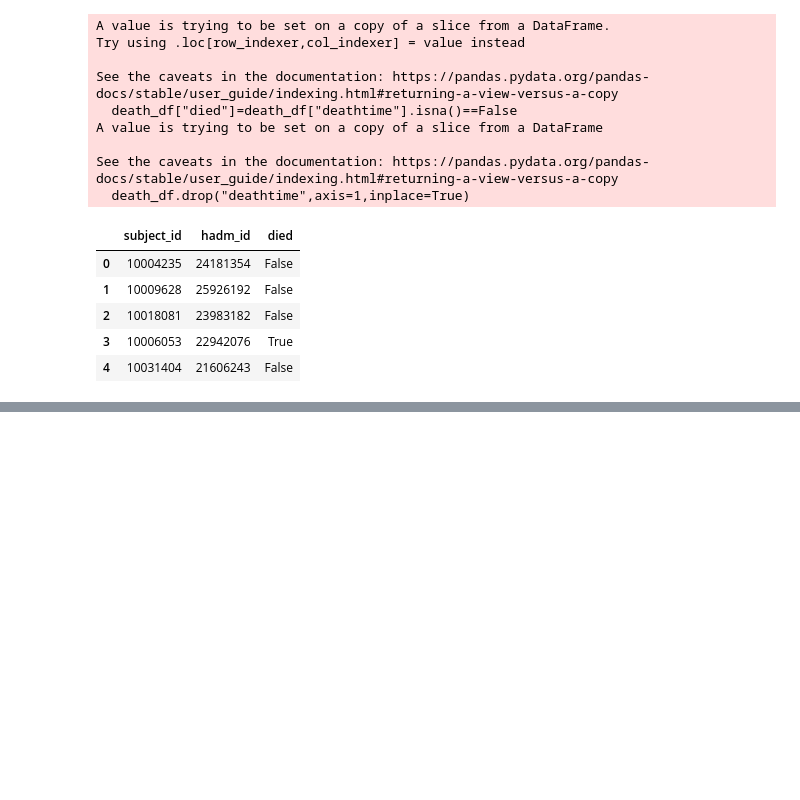
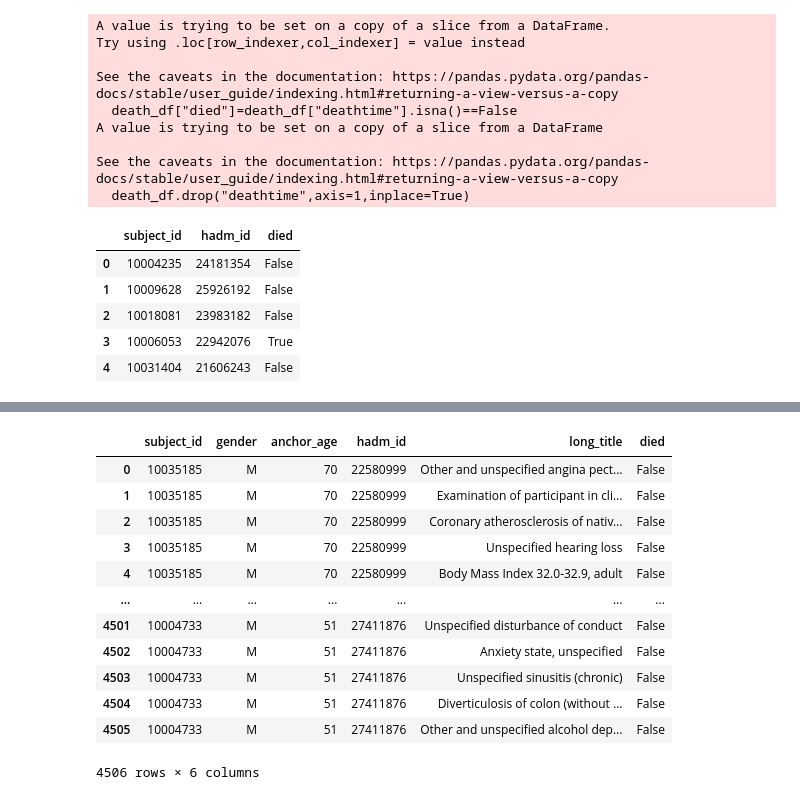
Before and after one commit to bizzfuzz/CHOP-comprehensive-hospital-outcome-prediction-system, a Jupyter notebook: CHOP.ipynb, the cells around one changed output, grey strips where cells are left out. Saved outputs shown, nothing was run; the diff lists cells and outputs as text; code cells hidden in the pictures; blank space fills up the shorter version.

```diff
--- a/CHOP.ipynb
+++ b/CHOP.ipynb
@@ -122,0 +112,7 @@ admissions.head()
+# %%
+#Merge the death df with the merged diagnoses dataframe
+
+merged_df=pd.merge(merged_diagnoses, death_df, on=["subject_id","hadm_id"], how="left")
+merged_df["died"].fillna(False, inplace=True)
+diagnoses_death_df=merged_df
+diagnoses_death_df
@@ -122,0 +143,20 @@ admissions.head()
+# %%
+#Merge the diagnoses_death_df with the patients on subject_id
+filtered_df=patients[["subject_id","gender","anchor_age"]]
+diagnoses_death_df=pd.merge(filtered_df, diagnoses_death_df, on="subject_id", how="right")
+
+diagnoses_death_df
+# %% [output]
+|  | subject_id | gender | anchor_age | hadm_id | long_title | died |
+| 0 | 10035185 | M | 70 | 22580999 | Other and unspecified angina pect... | False |
+| 1 | 10035185 | M | 70 | 22580999 | Examination of participant in cli... | False |
+| 2 | 10035185 | M | 70 | 22580999 | Coronary atherosclerosis of nativ... | False |
+| 3 | 10035185 | M | 70 | 22580999 | Unspecified hearing loss | False |
+| 4 | 10035185 | M | 70 | 22580999 | Body Mass Index 32.0-32.9, adult | False |
+| ... | ... | ... | ... | ... | ... | ... |
+| 4501 | 10004733 | M | 51 | 27411876 | Unspecified disturbance of conduct | False |
+| 4502 | 10004733 | M | 51 | 27411876 | Anxiety state, unspecified | False |
+| 4503 | 10004733 | M | 51 | 27411876 | Unspecified sinusitis (chronic) | False |
+| 4504 | 10004733 | M | 51 | 27411876 | Diverticulosis of colon (without ... | False |
+| 4505 | 10004733 | M | 51 | 27411876 | Other and unspecified alcohol dep... | False |
+4506 rows × 6 columns
```
Also changed, not shown: parts of 4 cells of this notebook.
